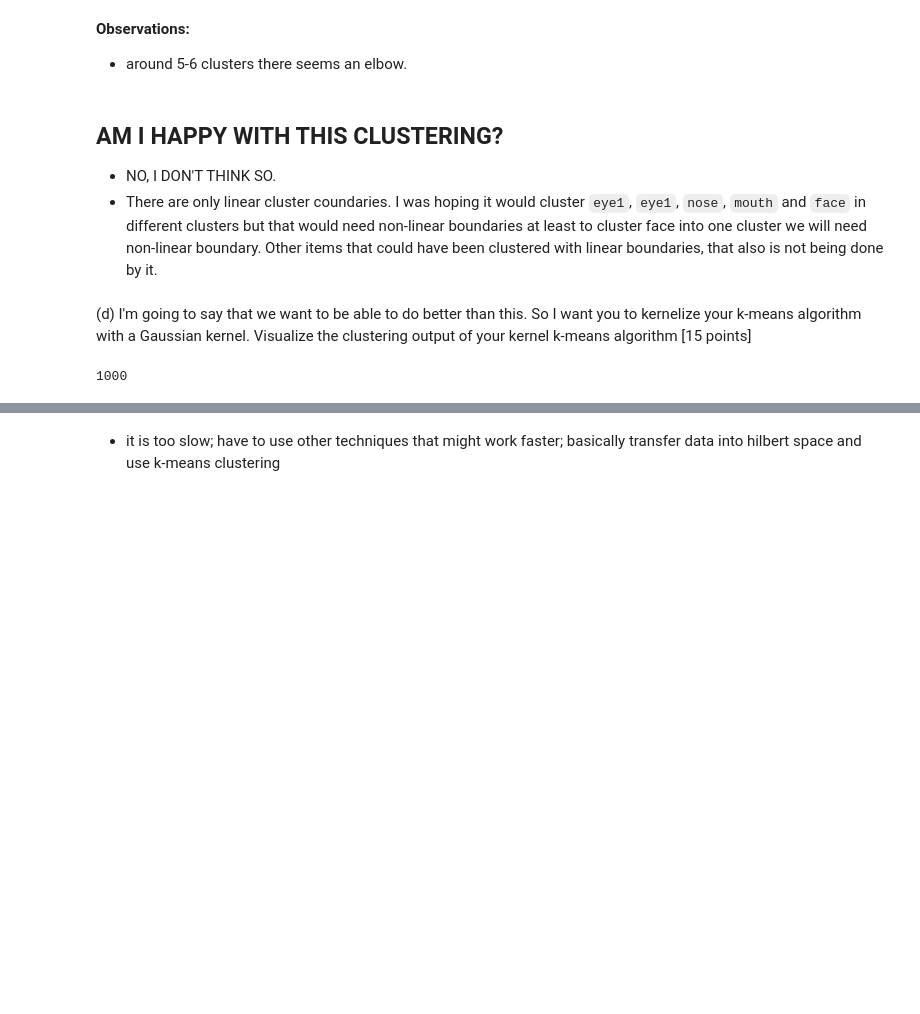
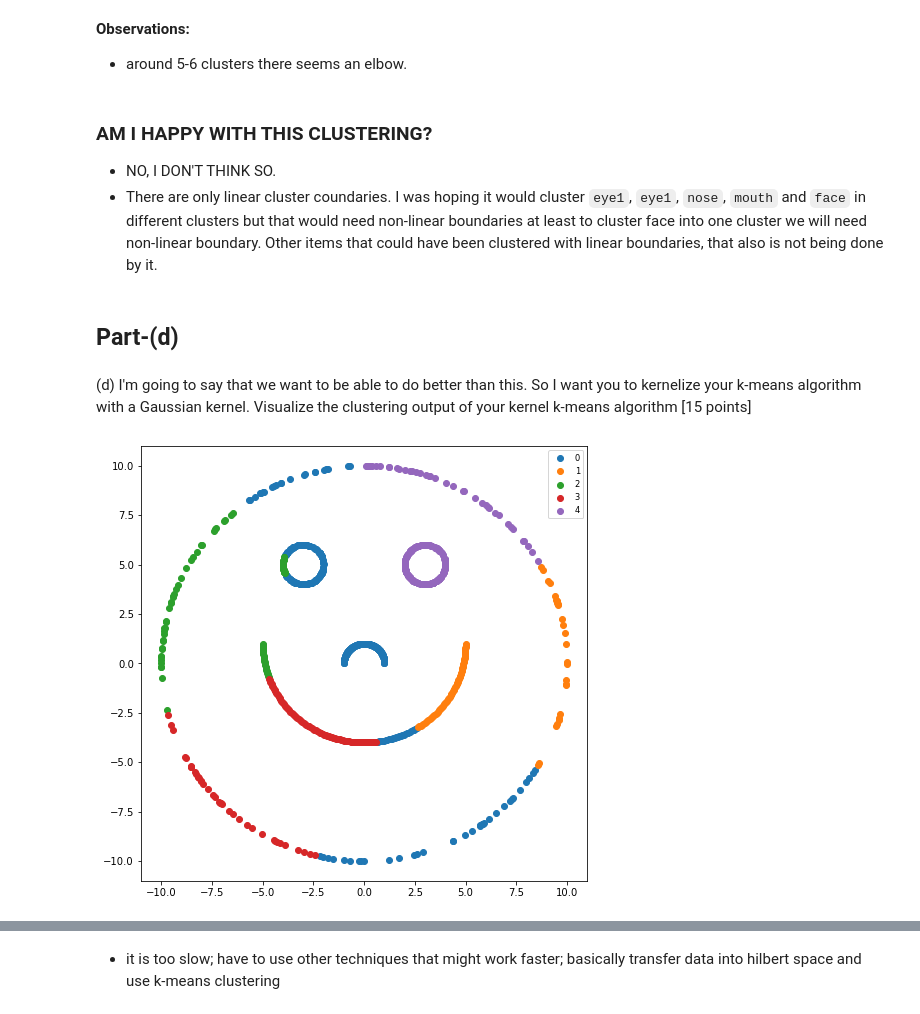
Before and after one commit to sunil-dhaka/ml-course-work, a Jupyter notebook: assign4.ipynb, the cells around one changed output, grey strips where cells are left out. Saved outputs shown, nothing was run; the diff lists cells and outputs as text; code cells hidden in the pictures; blank space fills up the shorter version.

```diff
--- a/assign4.ipynb
+++ b/assign4.ipynb
@@ -303,9 +321,11 @@ Text(0.5, 1.0, 'K-means++')
 **Observations:**
 - around 5-6 clusters there seems an elbow.
 # %% [markdown]
-## AM I HAPPY WITH THIS CLUSTERING?
+### AM I HAPPY WITH THIS CLUSTERING?
 - NO, I DON'T THINK SO.
 - There are only linear cluster coundaries. I was hoping it would cluster `eye1`, `eye1`, `nose`, `mouth` and `face` in different clusters but that would need non-linear boundaries at least to cluster face into one cluster we will need non-linear boundary. Other items that could have been clustered with linear boundaries, that also is not being done by it.
+# %% [markdown]
+## Part-(d)
 # %% [markdown]
 (d) I'm going to say that we want to be able to do better than this. So I want you to kernelize your k-means algorithm with a Gaussian kernel. Visualize the clustering output of your kernel k-means algorithm [15 points]
 # %%
@@ -327,16 +347,17 @@ def pair_kernel_dist_total(x,cluster_points):
     toc=time()
     print(toc-tic)
     return return_dist
+# def kernel_dist(X,centroid):
+#     tic=time()
+#     return_array=np.empty(X.shape[0])
+#     for i,x in enumerate(X):
+#         return_array[i]=pair_kernel_dist_total(x,centroid)
+#     toc=time()
+#     print(toc-tic)
+#     return return_array
 def kernel_dist(X,centroid):
-    tic=time()
-    return_array=np.empty(X.shape[0])
-    for i,x in enumerate(X):
-        return_array[i]=pair_kernel_dist_total(x,centroid)
-    toc=time()
-    print(toc-tic)
-    return return_array
-# exact formula is given in kernel kmeans slide
-# return 2*(1-(np.exp(-LAMBDA * np.sum((X-centroid)**2,axis=1))))
+    # exact formula is given in kernel kmeans slide
+    return 2*(1-(np.exp(-LAMBDA * np.sum((X-centroid)**2,axis=1))))
 
 '''
 k menas clustering algo implementation
@@ -349,7 +370,7 @@ init_style: initial cluster choosing style; default = k-menas
 Output:
 Cluster labels for data points
 '''
-def get_kernel_KMeans_clusters(X,n_cluster=4,init_style='k-means',n_iter=2):
+def get_kernel_KMeans_clusters(X,n_cluster=4,init_style='k-means',n_iter=10):
 
     # to reproduce results
     # np.random.seed(1)
@@ -408,9 +429,10 @@ def get_kernel_KMeans_clusters(X,n_cluster=4,init_style='k-means',n_iter=2):
     '''
     KMeans Iterations
     '''
-    curr_centroids=list()
-    for i in range(n_cluster):
-        curr_centroids.append(init_centroids[i,])
+    # curr_centroids=list()
+    # for i in range(n_cluster):
+    #     curr_centroids.append(init_centroids[i,])
+    curr_centroids=init_centroids
 
     # to store cluster assignment and error info after each iteration
     cluster_history=list()
@@ -422,7 +444,7 @@ def get_kernel_KMeans_clusters(X,n_cluster=4,init_style='k-means',n_iter=2):
     iter_count=0
     new_objective_value=sys.float_info.max
 
-    while iter_count<n_iter:
+    while (iter_error_diff>error_tol) and (iter_count<n_iter):
         # increase iter_count
         iter_count+=1
 
@@ -433,7 +455,7 @@ def get_kernel_KMeans_clusters(X,n_cluster=4,init_style='k-means',n_iter=2):
         for cluster in range(n_cluster):
             # here distance is euclidean
             #TODO:done
-            tmp_array[:,cluster]=kernel_dist(X,curr_centroids[cluster])
+            tmp_array[:,cluster]=kernel_dist(X,curr_centroids[cluster,:])
         # print(tmp_cluster_assign)
         # assign cluster to each point based on min distance from the cluster
         tmp_cluster_assign=np.argmin(tmp_array,axis=1)
@@ -444,21 +466,21 @@ def get_kernel_KMeans_clusters(X,n_cluster=4,init_style='k-means',n_iter=2):
         for cluster in range(n_cluster):
             tmp_cluster_points=X[(tmp_cluster_assign==cluster),:] # 2D array
             #TODO:??
-            # tmp_centroid=np.mean(tmp_cluster_points,axis=0) # 1D mean array
+            tmp_centroid=np.mean(tmp_cluster_points,axis=0) # 1D mean array
             #TODO:done:done
             # print(tmp_cluster_points)
-            # curr_objective_value+=np.sum(kernel_dist(tmp_cluster_points,tmp_cluster_points)) # scalar
-            curr_centroids[cluster]=tmp_cluster_points # update cluster centroid
+            curr_objective_value+=np.sum(kernel_dist(tmp_cluster_points,tmp_cluster_points)) # scalar
+            curr_centroids[cluster,]=tmp_centroid # update cluster centroid
         # print(curr_centroids)
         wacc_history.append(curr_objective_value) # add curr error value to history
 
         # update difference
-        # iter_error_diff=new_objective_value-curr_objective_value
-        # new_objective_value=curr_objective_value
+        iter_error_diff=new_objective_value-curr_objective_value
+        new_objective_value=curr_objective_value
     return tmp_cluster_assign
     # return cluster ids for each of the data points in X with some history info
     # return {'final':tmp_cluster_assign,'history':cluster_history,'iter-count':iter_count,}#'wacc-history':wacc_history,'final-centroids':curr_centroids,'start-centroid':init_centroids_index}
-# %%
-len(X)
-# %% [output]
-1000
+# %%
+plot_clusters(X,get_kernel_KMeans_clusters(X,n_iter=1000,n_cluster=5,init_style="k-means++"),n_cluster=5)
+# %% [output]
+[figure, added]
```
Also changed, not shown: parts of 18 cells of this notebook.
